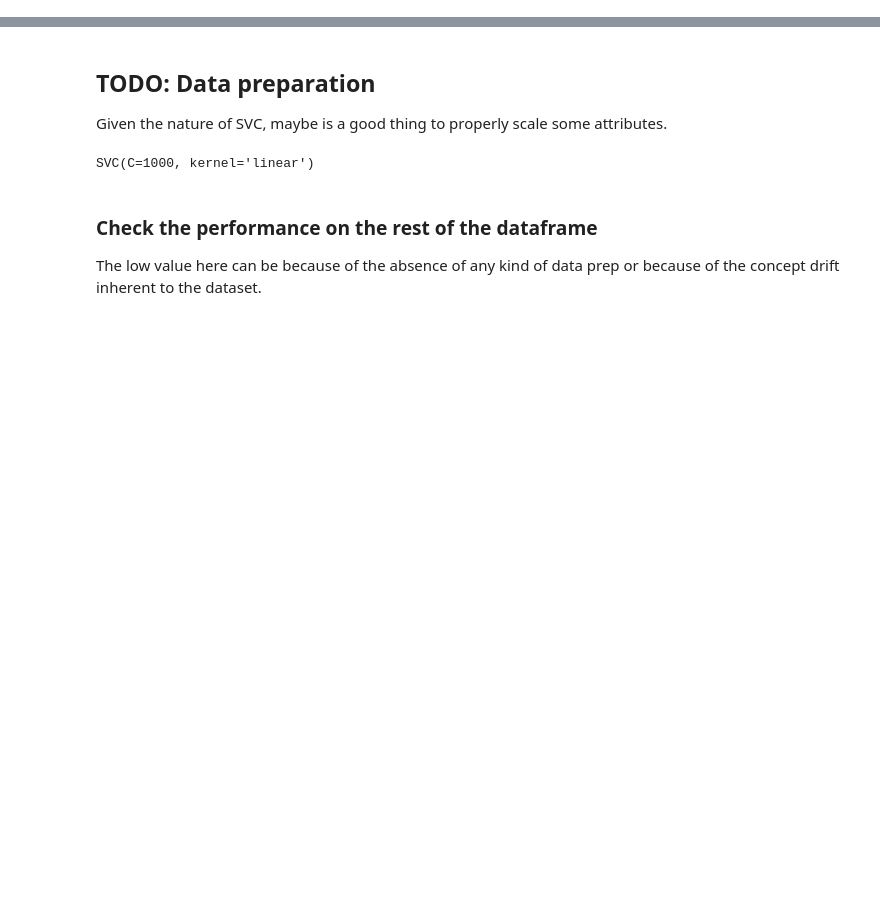
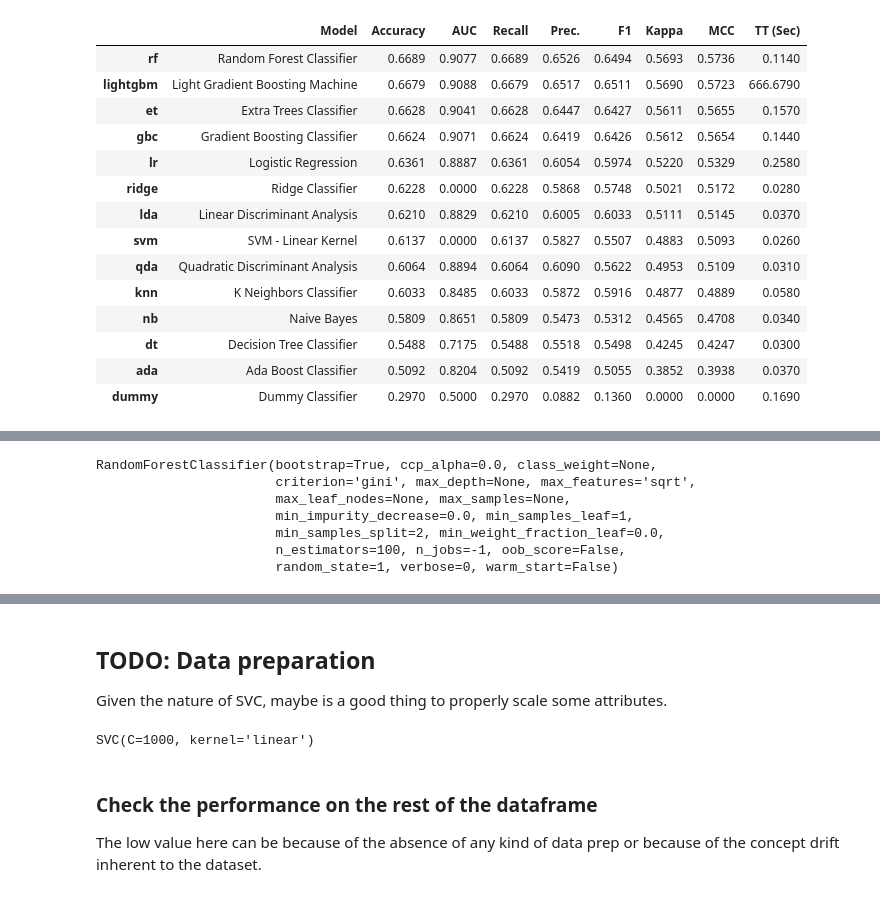
Before and after one commit to lucashelfs/drifts, a Jupyter notebook: simple_train.ipynb, the cells around one changed output, grey strips where cells are left out. Drawn from its saved outputs; the diff is of its cells as text; code cells hidden in the pictures; blank space fills up the shorter version.

```diff
--- a/simple_train.ipynb
+++ b/simple_train.ipynb
@@ -15,0 +51,5 @@ del df
+# %%
+# OOP API
+best = s.compare_models(errors="raise" )
+print(best)
+# %% [output]
@@ -15,0 +57,15 @@ del df
+|  | Model | Accuracy | AUC | Recall | Prec. | F1 | Kappa | MCC | TT (Sec) |
+| rf | Random Forest Classifier | 0.6689 | 0.9077 | 0.6689 | 0.6526 | 0.6494 | 0.5693 | 0.5736 | 0.1140 |
+| lightgbm | Light Gradient Boosting Machine | 0.6679 | 0.9088 | 0.6679 | 0.6517 | 0.6511 | 0.5690 | 0.5723 | 666.6790 |
+| et | Extra Trees Classifier | 0.6628 | 0.9041 | 0.6628 | 0.6447 | 0.6427 | 0.5611 | 0.5655 | 0.1570 |
+| gbc | Gradient Boosting Classifier | 0.6624 | 0.9071 | 0.6624 | 0.6419 | 0.6426 | 0.5612 | 0.5654 | 0.1440 |
+| lr | Logistic Regression | 0.6361 | 0.8887 | 0.6361 | 0.6054 | 0.5974 | 0.5220 | 0.5329 | 0.2580 |
+| ridge | Ridge Classifier | 0.6228 | 0.0000 | 0.6228 | 0.5868 | 0.5748 | 0.5021 | 0.5172 | 0.0280 |
+| lda | Linear Discriminant Analysis | 0.6210 | 0.8829 | 0.6210 | 0.6005 | 0.6033 | 0.5111 | 0.5145 | 0.0370 |
+| svm | SVM - Linear Kernel | 0.6137 | 0.0000 | 0.6137 | 0.5827 | 0.5507 | 0.4883 | 0.5093 | 0.0260 |
+| qda | Quadratic Discriminant Analysis | 0.6064 | 0.8894 | 0.6064 | 0.6090 | 0.5622 | 0.4953 | 0.5109 | 0.0310 |
+| knn | K Neighbors Classifier | 0.6033 | 0.8485 | 0.6033 | 0.5872 | 0.5916 | 0.4877 | 0.4889 | 0.0580 |
+| nb | Naive Bayes | 0.5809 | 0.8651 | 0.5809 | 0.5473 | 0.5312 | 0.4565 | 0.4708 | 0.0340 |
+| dt | Decision Tree Classifier | 0.5488 | 0.7175 | 0.5488 | 0.5518 | 0.5498 | 0.4245 | 0.4247 | 0.0300 |
+| ada | Ada Boost Classifier | 0.5092 | 0.8204 | 0.5092 | 0.5419 | 0.5055 | 0.3852 | 0.3938 | 0.0370 |
+| dummy | Dummy Classifier | 0.2970 | 0.5000 | 0.2970 | 0.0882 | 0.1360 | 0.0000 | 0.0000 | 0.1690 |
@@ -15,0 +73,7 @@ del df
+RandomForestClassifier(bootstrap=True, ccp_alpha=0.0, class_weight=None,
+                       criterion='gini', max_depth=None, max_features='sqrt',
+                       max_leaf_nodes=None, max_samples=None,
+                       min_impurity_decrease=0.0, min_samples_leaf=1,
+                       min_samples_split=2, min_weight_fraction_leaf=0.0,
+                       n_estimators=100, n_jobs=-1, oob_score=False,
+                       random_state=1, verbose=0, warm_start=False)
```
Also changed, not shown: parts of 9 cells of this notebook, 3 other files.
